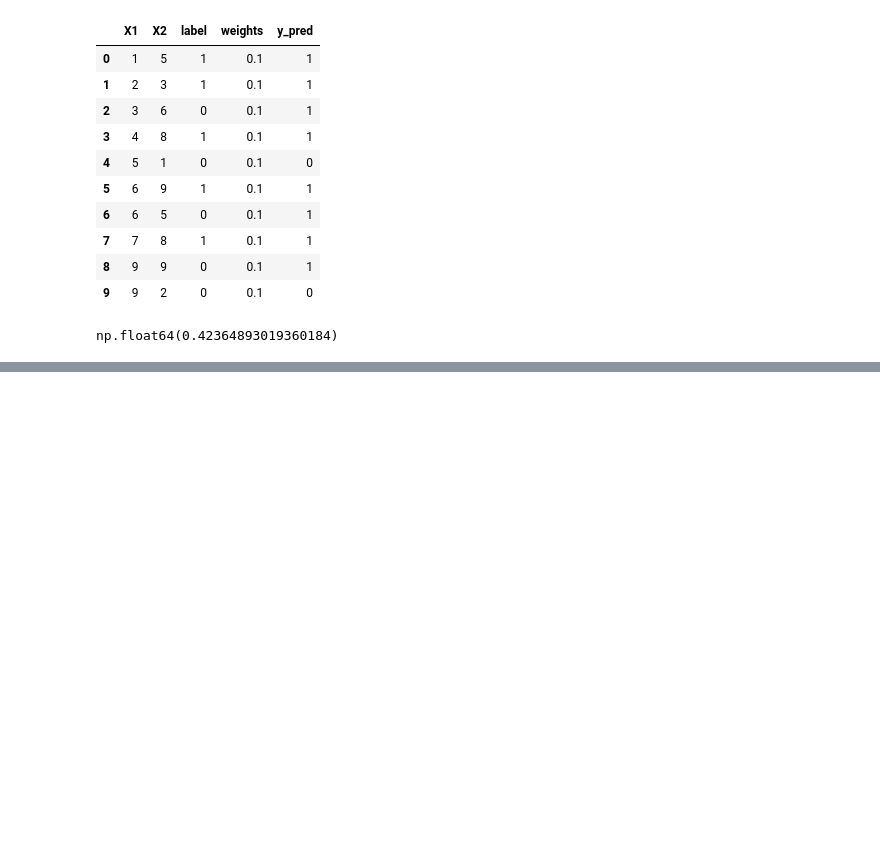
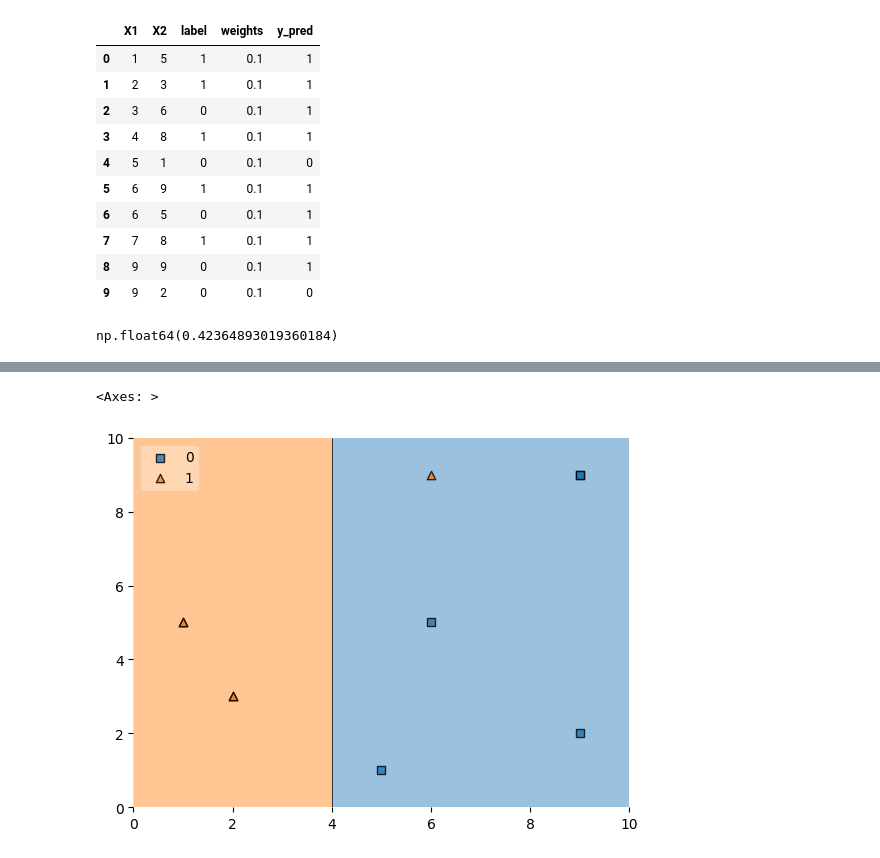
Before and after one commit to AdiDev1411/Machine-learning, a Jupyter notebook: AdaBoost.ipynb, the cells around one changed output, grey strips where cells are left out. Drawn from its saved outputs; the diff is of its cells as text; code cells hidden in the pictures; blank space fills up the shorter version.

```diff
--- a/AdaBoost.ipynb
+++ b/AdaBoost.ipynb
@@ -87,0 +201,5 @@ np.float64(0.42364893019360184)
+# %%
+plot_decision_regions(X.values,y.values,clf=df2 , legend=2)
+# %% [output]
+<Axes: >
+[figure, added]
```
Also changed, not shown: parts of 16 cells of this notebook.
